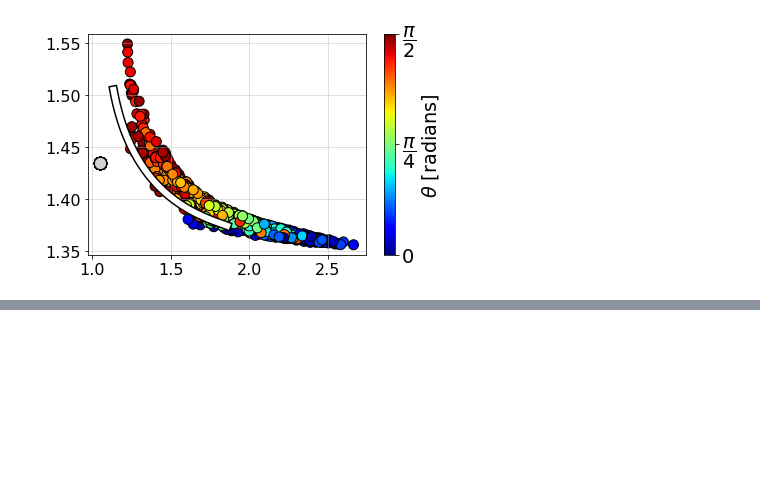
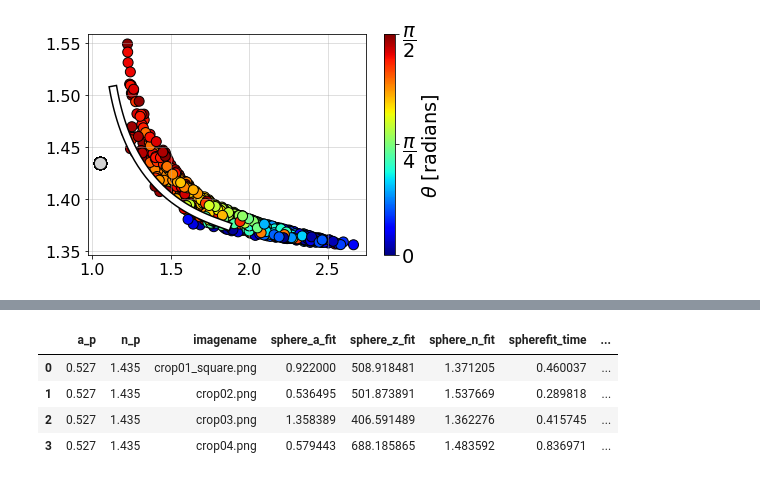
Before and after one commit to laltman2/Dimer_HVM, a Jupyter notebook: reviewer_supplements.ipynb, the cells around one changed output, grey strips where cells are left out. Cells and saved outputs as stored; diff of their text form; code cells hidden in the pictures; blank space fills up the shorter version.

```diff
--- a/reviewer_supplements.ipynb
+++ b/reviewer_supplements.ipynb
@@ -94,0 +133,8 @@ fig.savefig('figures/trimer_theta_compare01.png')
+# %%
+exp_df
+# %% [output]
+|  | a_p | n_p | imagename | sphere_a_fit | sphere_z_fit | sphere_n_fit | spherefit_time | ... |
+| 0 | 0.527 | 1.435 | crop01_square.png | 0.922000 | 508.918481 | 1.371205 | 0.460037 | ... |
+| 1 | 0.527 | 1.435 | crop02.png | 0.536495 | 501.873891 | 1.537669 | 0.289818 | ... |
+| 2 | 0.527 | 1.435 | crop03.png | 1.358389 | 406.591489 | 1.362276 | 0.415745 | ... |
+| 3 | 0.527 | 1.435 | crop04.png | 0.579443 | 688.185865 | 1.483592 | 0.836971 | ... |
```
Also changed, not shown: parts of 6 cells of this notebook, 3 other files.
